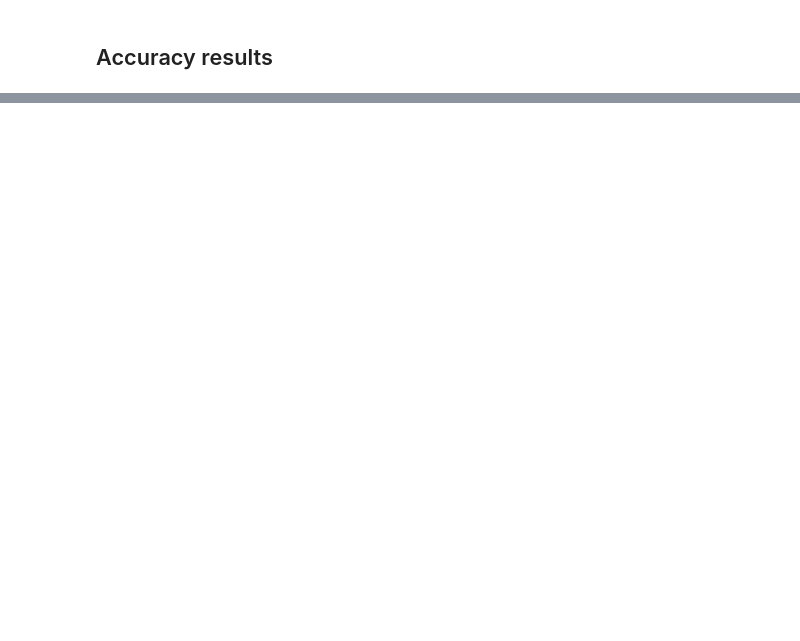
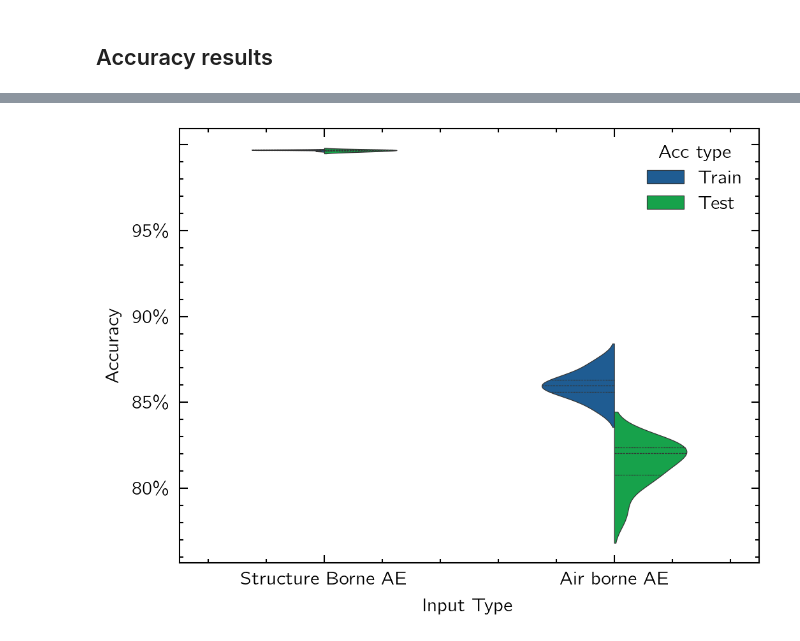
Before and after one commit to mingwucn/Data-Driven-Approach-to-Mitigate-Acoustic-Sensor-Positioning-Effects-in-LPBF, a Jupyter notebook: postprocessing/accuracy.ipynb, the cells around one changed output, grey strips where cells are left out. Drawn from its saved outputs; the diff is of its cells as text; code cells hidden in the pictures; blank space fills up the shorter version.

```diff
--- a/postprocessing/accuracy.ipynb
+++ b/postprocessing/accuracy.ipynb
@@ -98,0 +119,13 @@ plt.show()
+# %%
+max_epochs=50
+his_dir = os.path.join(os.pardir,"lfs","weights/hist")
+model_name= ["CNN"]
+acoustic_type =['ae','mic']
+context_type = []
+# context_type = ['energy']
+output_type = ['position']
+folds = 10
+
+df = generate_hist_df(his_dir,model_name,acoustic_type,context_type,output_type,folds,max_epochs)
+df['Input Type'] = df['Input type'].str.replace('+', '\n')
+df[df['Input Type']=='ae'].describe(), df[df['Input Type']=='mic'].describe()
@@ -98,0 +151,29 @@ plt.show()
+# %%
+plt.rcParams.update(one_column)
+plt.rcParams['figure.constrained_layout.use'] = True
+fig,ax = plt.subplots()
+snsdf = sns.load_dataset("tips")
+ax = sns.violinplot(
+    data=df[df["Model"]=="CNN"],
+    x="Input Type",
+    y="Acc",
+    hue="Acc type",
+    split=True,
+    saturation=0.75,
+    density_norm="width",
+    hue_order=["Train", "Test"],
+    dodge=True,
+    inner='quartile',
+    ax=ax,
+    linewidth=0.3,
+    width = 0.5,
+    palette = ['#0C5DA5', '#00B945', 'yellow'],
+)
+ax.set_yticklabels([f'{x*100:.0f}\%' for x in ax.get_yticks()[:-2]])
+xTickLabels = ["Structure Borne AE","Air borne AE"]
+ax.set_xticklabels([x for x in xTickLabels])
+ax.set_ylabel("Accuracy")
+plt.savefig(f"../outputs/raw_acc_ae_mic_position.png",dpi=300)
+plt.show()
+# %% [output]
+[figure, added]
```
Also changed, not shown: parts of 3 cells of this notebook, 50 other files.
